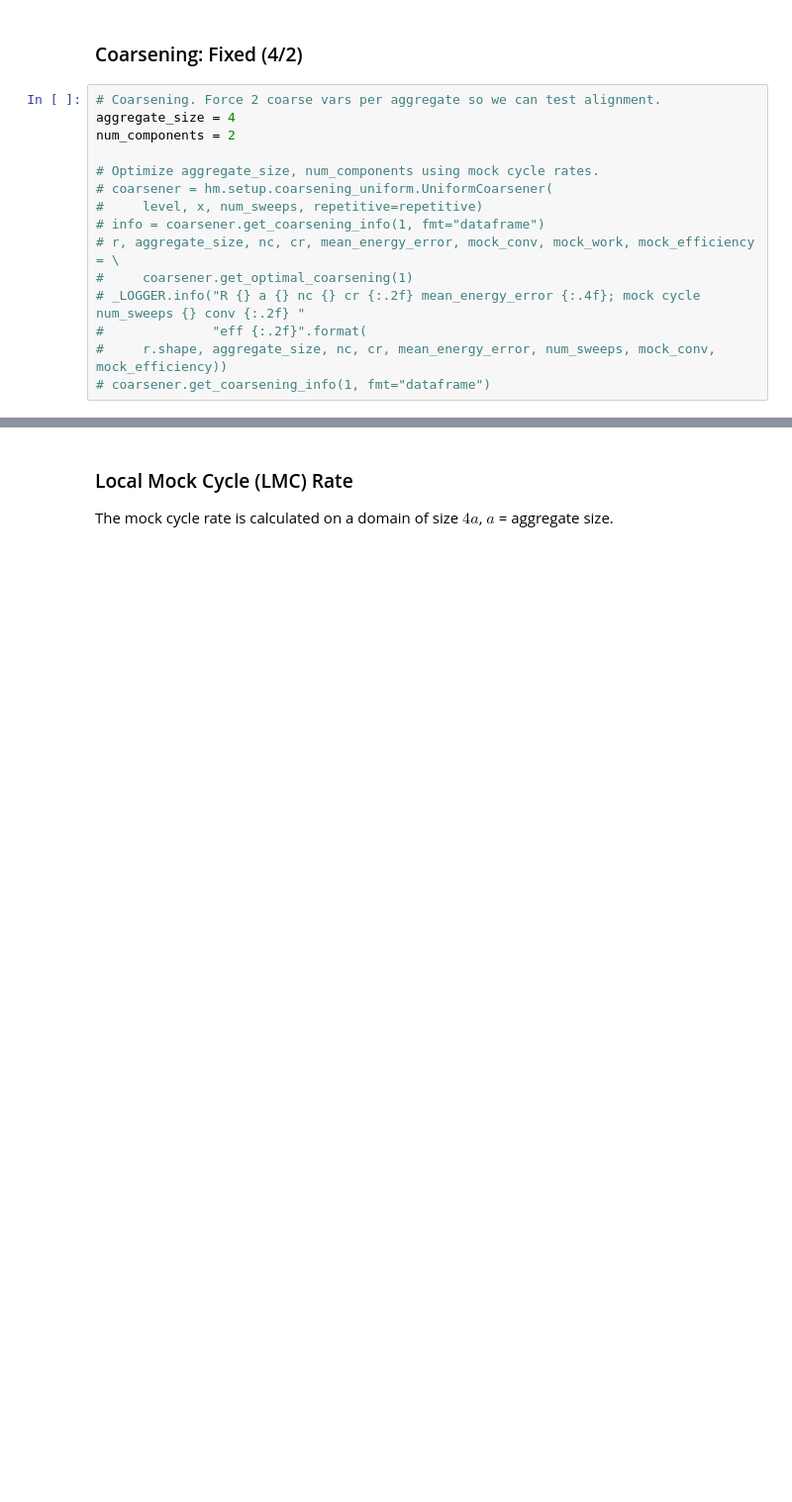
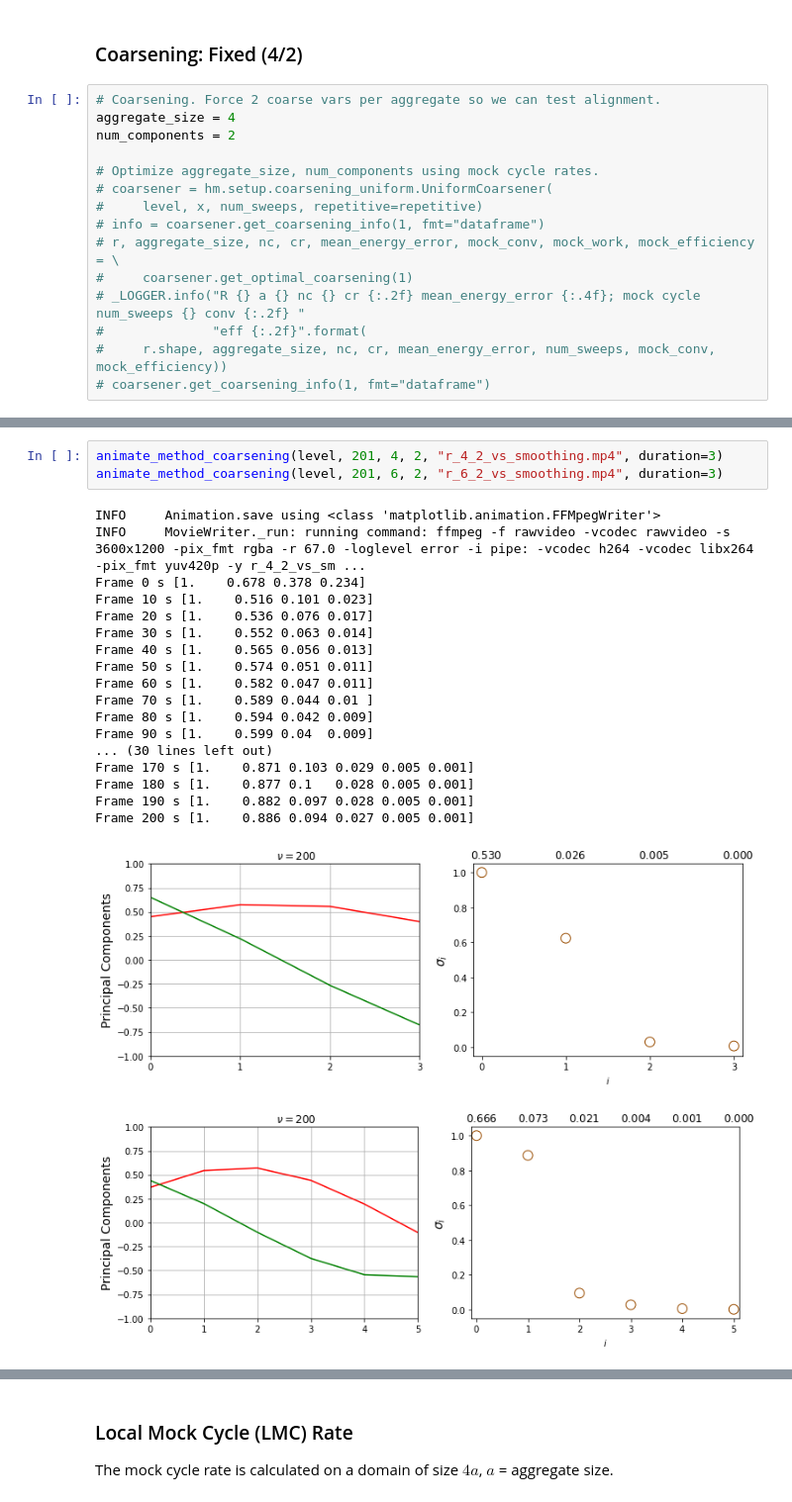
Before and after one commit to 436ahsan/Helmholtz, a Jupyter notebook: notebooks/repetitive/4_2_coarsening_3_level_animation.ipynb, the cells around one changed output, grey strips where cells are left out. Shown at 99% size. Drawn from its saved outputs; the diff is of its cells as text; blank space fills up the shorter version.

```diff
--- a/notebooks/repetitive/4_2_coarsening_3_level_animation.ipynb
+++ b/notebooks/repetitive/4_2_coarsening_3_level_animation.ipynb
@@ -307,3 +326,26 @@ INFO     Mock cycle conv [0.605 0.331 0.186 0.142 0.144 0.131 0.088 0.065 0.064
+# %%
+animate_method_coarsening(level, 201, 4, 2, "r_4_2_vs_smoothing.mp4", duration=3)
+animate_method_coarsening(level, 201, 6, 2, "r_6_2_vs_smoothing.mp4", duration=3)
+# %% [output]
+INFO     Animation.save using <class 'matplotlib.animation.FFMpegWriter'>
+INFO     MovieWriter._run: running command: ffmpeg -f rawvideo -vcodec rawvideo -s 3600x1200 -pix_fmt rgba -r 67.0 -loglevel error -i pipe: -vcodec h264 -vcodec libx264 -pix_fmt yuv420p -y r_4_2_vs_sm ...
+Frame 0 s [1.    0.678 0.378 0.234]
+Frame 10 s [1.    0.516 0.101 0.023]
+Frame 20 s [1.    0.536 0.076 0.017]
+Frame 30 s [1.    0.552 0.063 0.014]
+Frame 40 s [1.    0.565 0.056 0.013]
+Frame 50 s [1.    0.574 0.051 0.011]
+Frame 60 s [1.    0.582 0.047 0.011]
+Frame 70 s [1.    0.589 0.044 0.01 ]
+Frame 80 s [1.    0.594 0.042 0.009]
+Frame 90 s [1.    0.599 0.04  0.009]
+... (30 lines left out)
+Frame 170 s [1.    0.871 0.103 0.029 0.005 0.001]
+Frame 180 s [1.    0.877 0.1   0.028 0.005 0.001]
+Frame 190 s [1.    0.882 0.097 0.028 0.005 0.001]
+Frame 200 s [1.    0.886 0.094 0.027 0.005 0.001]
+[figure, added]
+[figure, added]
 # %%
 r, s = hm.repetitive.locality.create_coarsening(x, aggregate_size, num_components, normalize=False)
 R = r.tile(level.size // aggregate_size)
```
Also changed, not shown: parts of 13 cells of this notebook, 4 other files.
